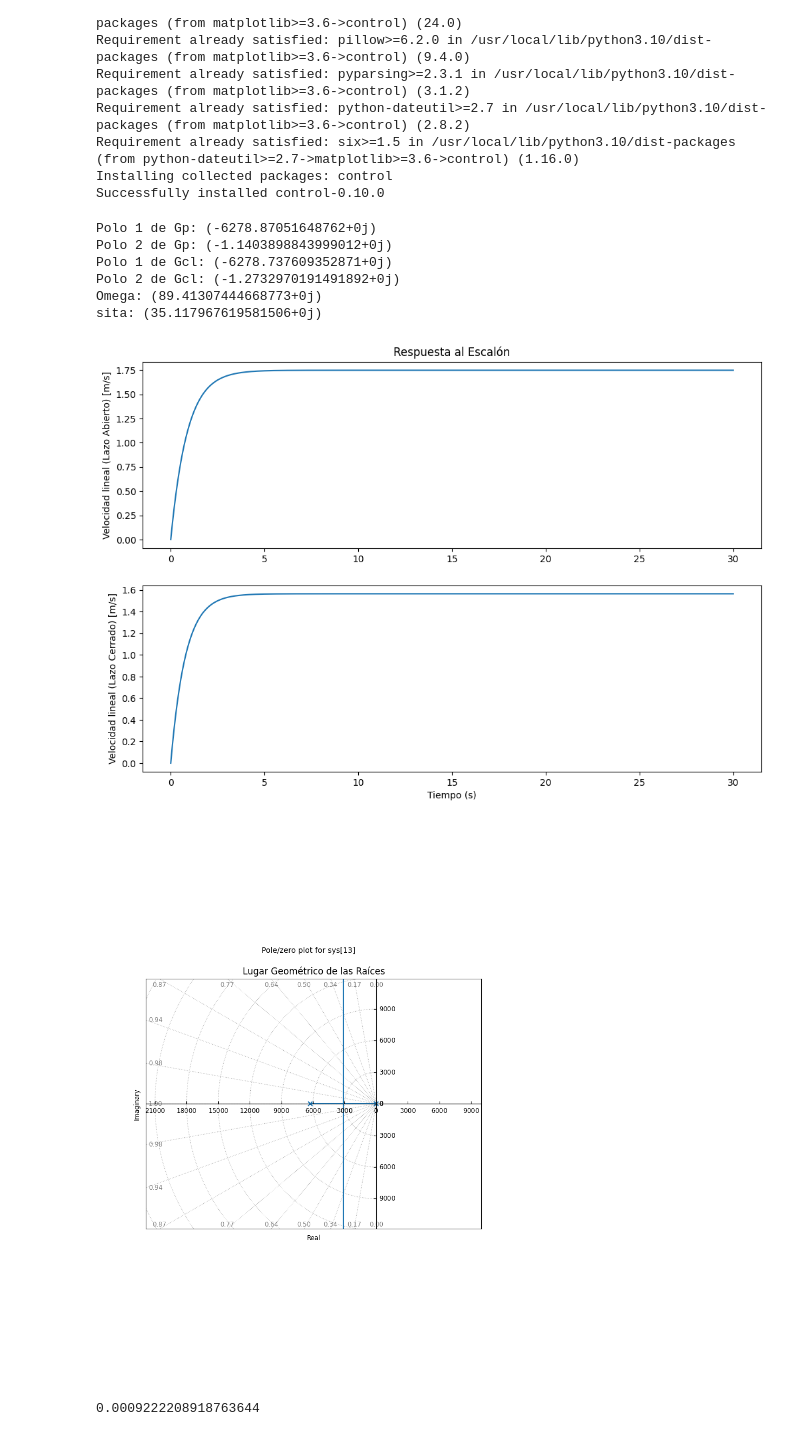
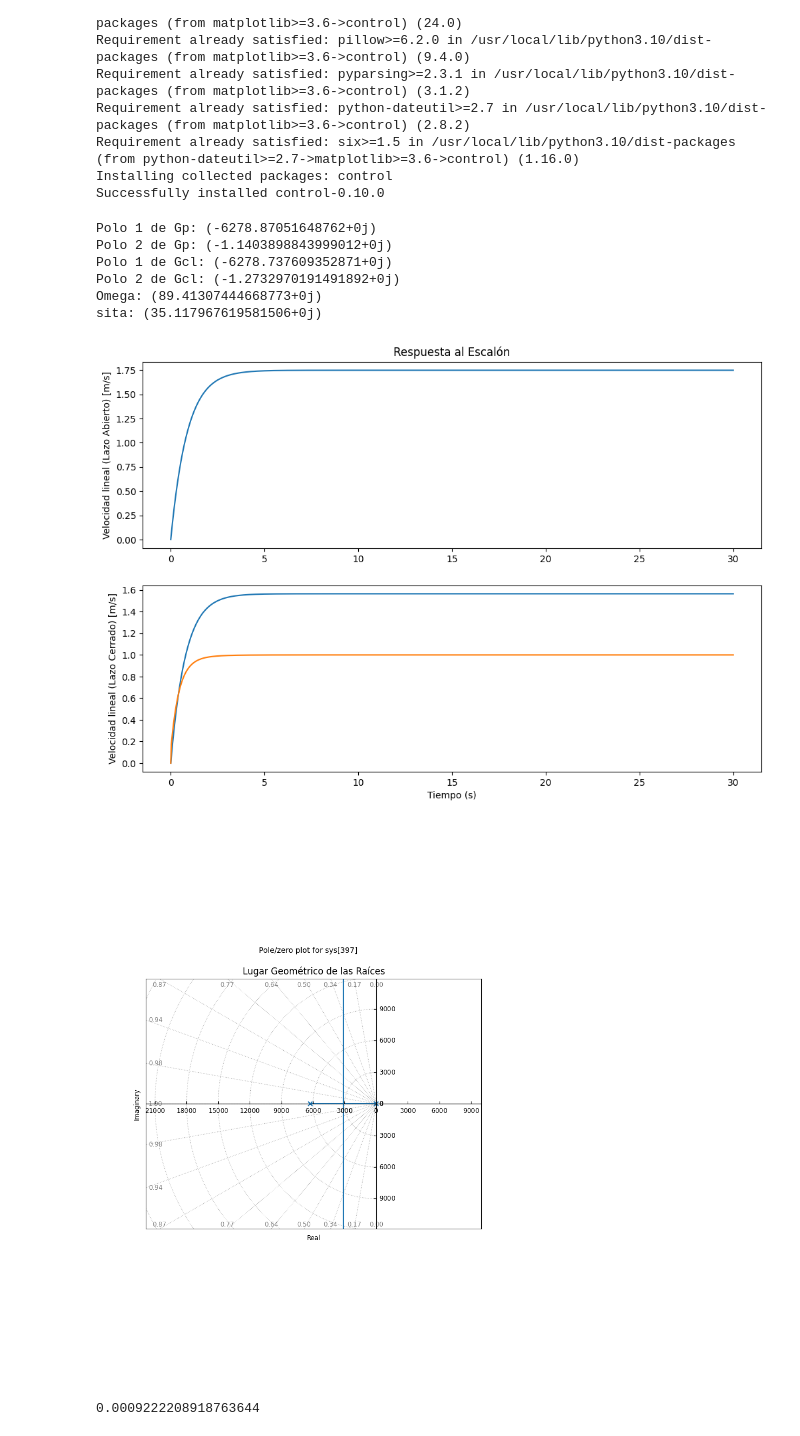
Before and after one commit to IvanLeiCas22/SistemasDeControl, a Jupyter notebook: LGR_2024.ipynb, the cells around one changed output. Saved outputs shown, nothing was run; the diff lists cells and outputs as text; code cells hidden in the pictures.

```diff
--- a/LGR_2024.ipynb
+++ b/LGR_2024.ipynb
@@ -65,6 +65,15 @@ Gp = (ki * n * Radio_Rodillos) / (Jeq*L*(s**2) + (Jeq*R + B*L)*s + B*R + ki*kb)
 #dc = [Jeq*L, (Jeq*R + B*L), B*R + ki*kb]
 #Gp = ctrl.tf(nc, dc)
 
+# Controlador PID
+Kp = 20  # Ajustar según necesidades
+Ki = 20  # Ajustar según necesidades
+Kd = 1   # Ajustar según necesidades
+C = ctrl.TransferFunction([Kd, Kp, Ki], [1, 0])
+
+# Sistema en lazo cerrado con controlador PID
+Gpid = ctrl.feedback(C * Gp, 1)
+
 # Obtener los polos de Gp
 poles = ctrl.poles(Gp)
 print("Polo 1 de Gp:", poles[0])
@@ -97,34 +106,43 @@ print("sita:", sita)
 # Respuesta al escalón en LC
 t, y_closed_loop = ctrl.step_response(Gcl, t)
 y_closed_loop *= 15
 
+# Respuesta al escalón PID
+t, y_PID = ctrl.step_response(Gpid, t)
+#y_PID *= 15
+
 # Respuestas en función del tiempo
 plt.figure(figsize=(12, 8))
 
 plt.subplot(2, 1, 1)
 plt.plot(t, y_open_loop)
 plt.title('Respuesta al Escalón')
 plt.ylabel('Velocidad lineal (Lazo Abierto) [m/s]')
 
 plt.subplot(2, 1, 2)
 plt.plot(t, y_closed_loop)
 plt.ylabel('Velocidad lineal (Lazo Cerrado) [m/s]')
 plt.xlabel('Tiempo (s)')
 
+plt.subplot(2, 1, 2)
+plt.plot(t, y_PID)
+plt.ylabel('Velocidad lineal (Lazo Cerrado) [m/s]')
+plt.xlabel('Tiempo (s)')
+
 # Gráfica del LGR
 plt.figure(figsize=(8, 6))
 ctrl.root_locus(Gp, plot=True, grid=True)
 plt.title('Lugar Geométrico de las Raíces')
 
 plt.show()
 # %% [output]
 Polo 1 de Gp: (-6278.87051648762+0j)
 Polo 2 de Gp: (-1.1403898843999012+0j)
 Polo 1 de Gcl: (-6278.737609352871+0j)
 Polo 2 de Gcl: (-1.2732970191491892+0j)
 Omega: (89.41307444668773+0j)
 sita: (35.117967619581506+0j)
-[figure, old version]
+[figure, new version]
 [figure]
 # %%
 Jeq
```
